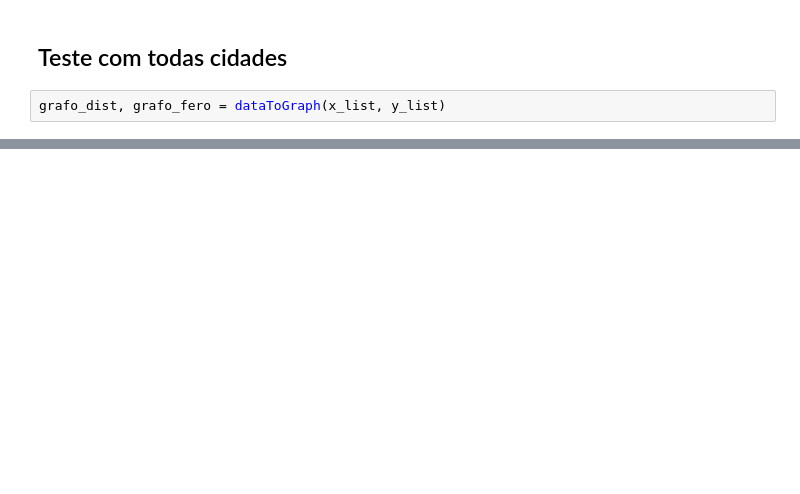
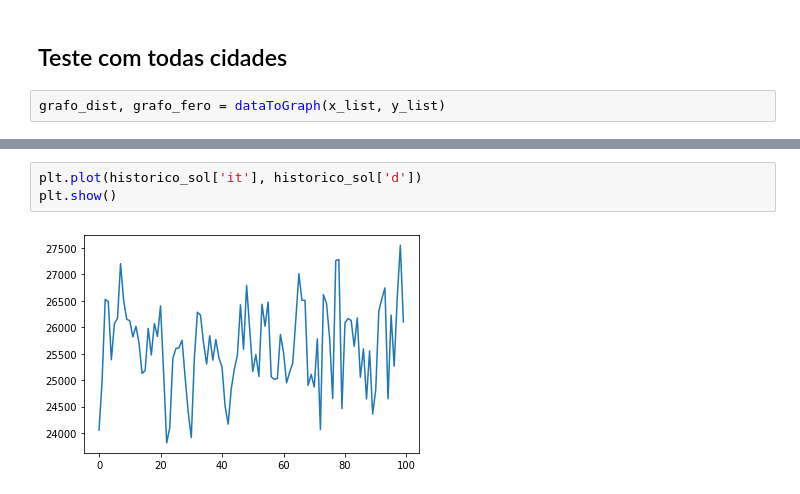
Before and after one commit to Giovannacm/nature-inspired-computing, a Jupyter notebook: ACO.ipynb, the cells around one changed output, grey strips where cells are left out. Cells and saved outputs as stored; diff of their text form; blank space fills up the shorter version.

```diff
--- a/ACO.ipynb
+++ b/ACO.ipynb
@@ -320,0 +332,5 @@ plt.show()
+# %%
+plt.plot(historico_sol['it'], historico_sol['d'])
+plt.show()
+# %% [output]
+[figure, added]
```
Also changed, not shown: parts of 6 cells of this notebook.
